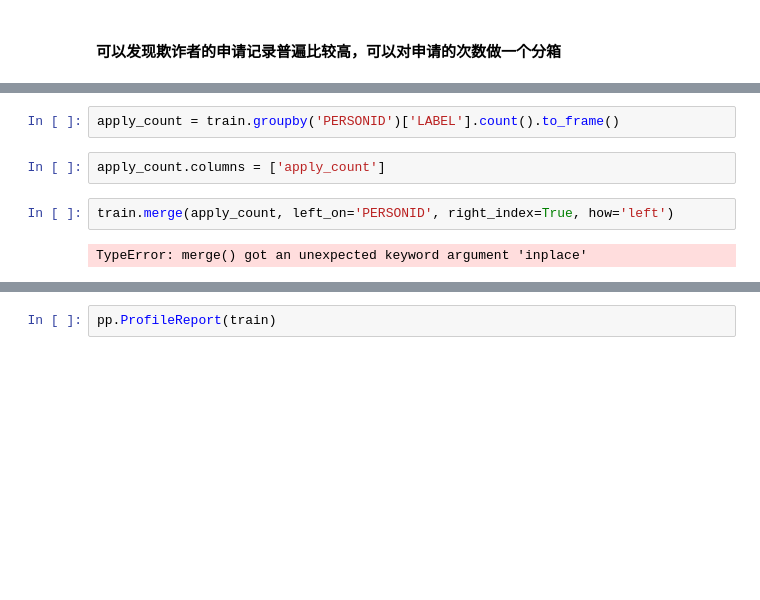
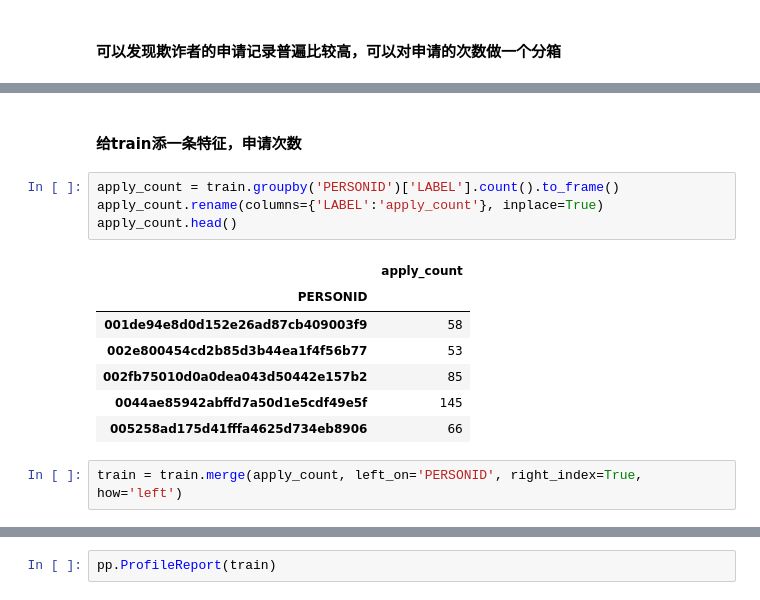
Before and after one commit to marrygit/shebao-fanqizha, a Jupyter notebook: shebao.ipynb, the cells around one changed output, grey strips where cells are left out. Saved outputs shown, nothing was run; the diff lists cells and outputs as text; blank space fills up the shorter version.

```diff
--- a/shebao.ipynb
+++ b/shebao.ipynb
@@ -190,8 +169,16 @@ train.groupby('PERSONID')['LABEL'].agg(['sum', 'count']).sort_values('count', as
+# %% [markdown]
+#### 给train添一条特征，申请次数
 # %%
 apply_count = train.groupby('PERSONID')['LABEL'].count().to_frame()
+apply_count.rename(columns={'LABEL':'apply_count'}, inplace=True)
+apply_count.head()
+# %% [output]
+|  | apply_count |
+| PERSONID |  |
+| 001de94e8d0d152e26ad87cb409003f9 | 58 |
+| 002e800454cd2b85d3b44ea1f4f56b77 | 53 |
+| 002fb75010d0a0dea043d50442e157b2 | 85 |
+| 0044ae85942abffd7a50d1e5cdf49e5f | 145 |
+| 005258ad175d41fffa4625d734eb8906 | 66 |
-# %%
-apply_count.columns = ['apply_count']
 # %%
-train.merge(apply_count, left_on='PERSONID', right_index=True, how='left')
+train = train.merge(apply_count, left_on='PERSONID', right_index=True, how='left')
-# %% [output]
-TypeError: merge() got an unexpected keyword argument 'inplace'
```
Also changed, not shown: parts of 72 cells of this notebook.
